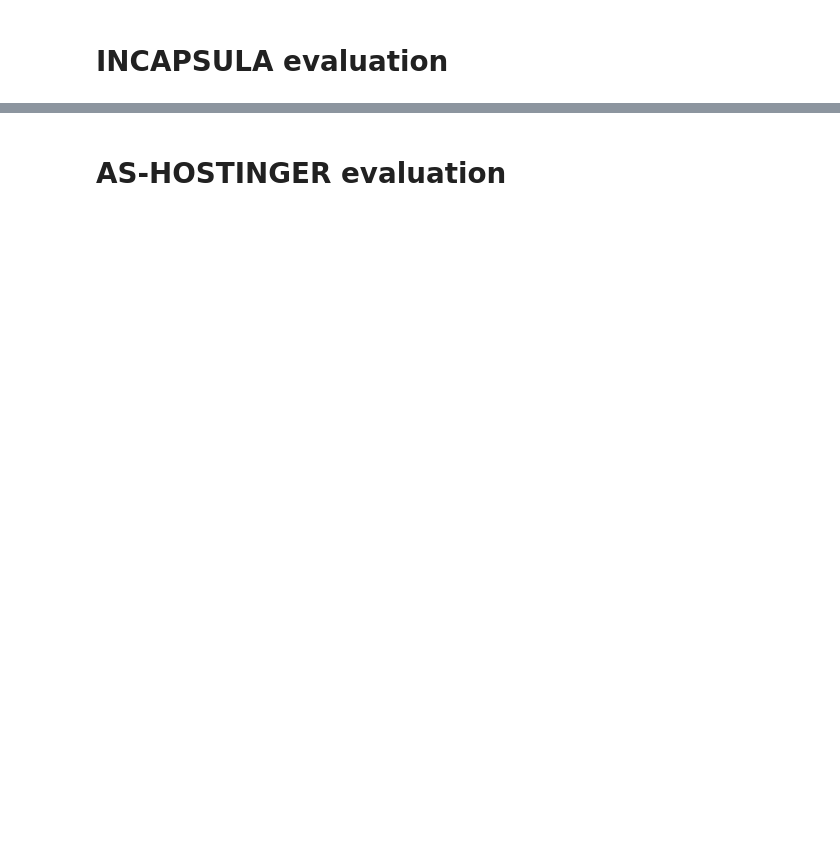
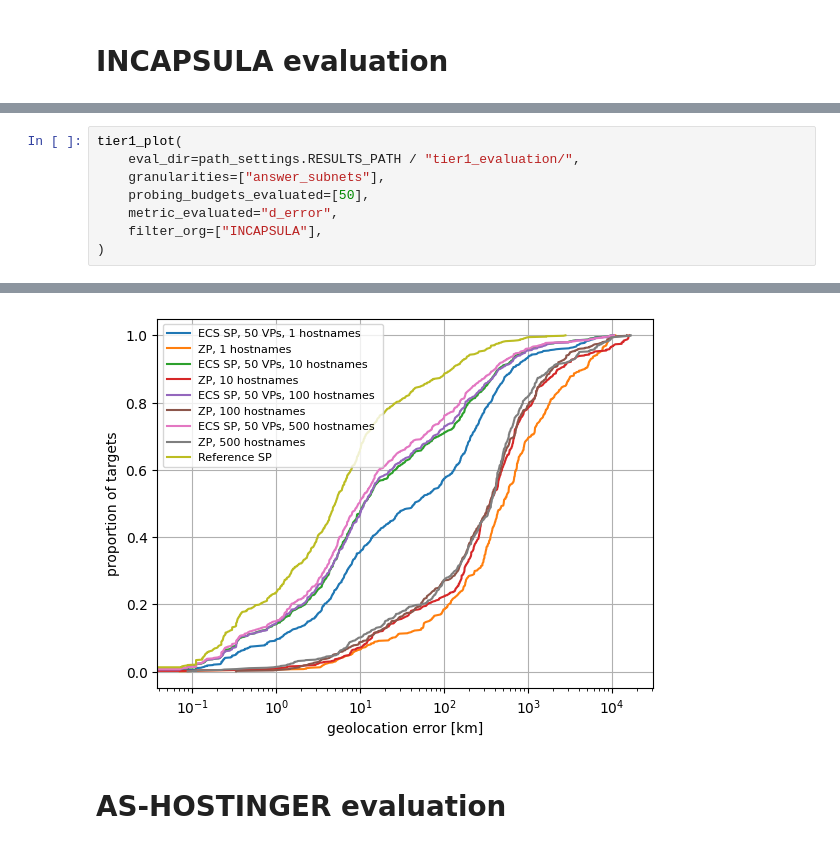
Before and after one commit to dioptra-io/georesolver, a Jupyter notebook: geogiant/evaluation/tier1_evaluation.ipynb, the cells around one changed output, grey strips where cells are left out. Drawn from its saved outputs; the diff is of its cells as text; blank space fills up the shorter version.

```diff
--- a/geogiant/evaluation/tier1_evaluation.ipynb
+++ b/geogiant/evaluation/tier1_evaluation.ipynb
@@ -270,0 +122,9 @@ plot = plot_results("INCAPSULA")
+# %%
+tier1_plot(
+    eval_dir=path_settings.RESULTS_PATH / "tier1_evaluation/",
+    granularities=["answer_subnets"],
+    probing_budgets_evaluated=[50],
+    metric_evaluated="d_error",
+    filter_org=["INCAPSULA"],
+)
+# %% [output]
@@ -271,2 +148,3 @@ plot = plot_results("INCAPSULA")
+[figure, added]
 # %% [markdown]
 # AS-HOSTINGER evaluation
```
Also changed, not shown: parts of 17 cells of this notebook, 36 other files.
